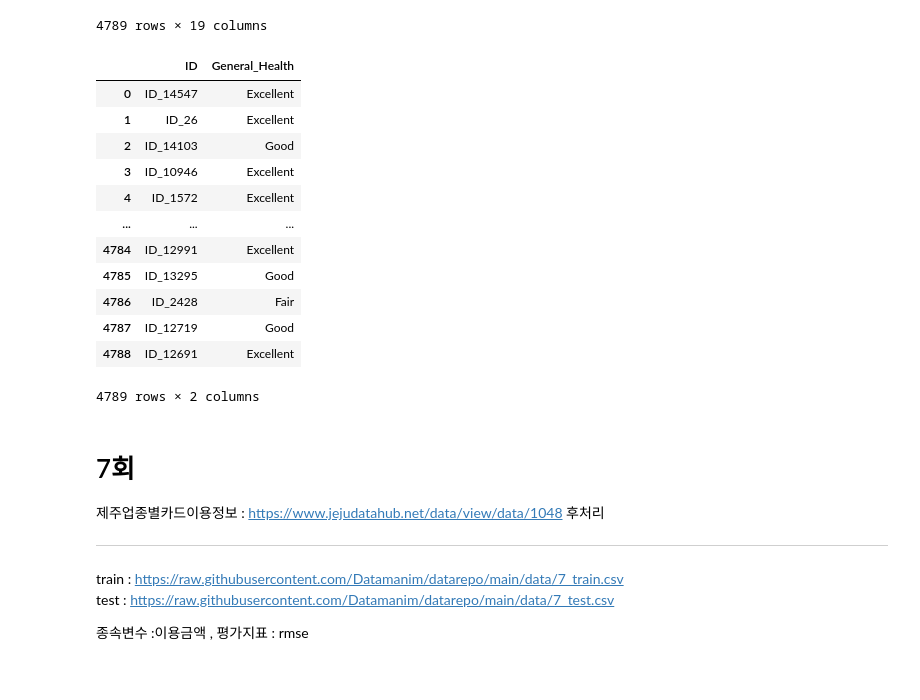
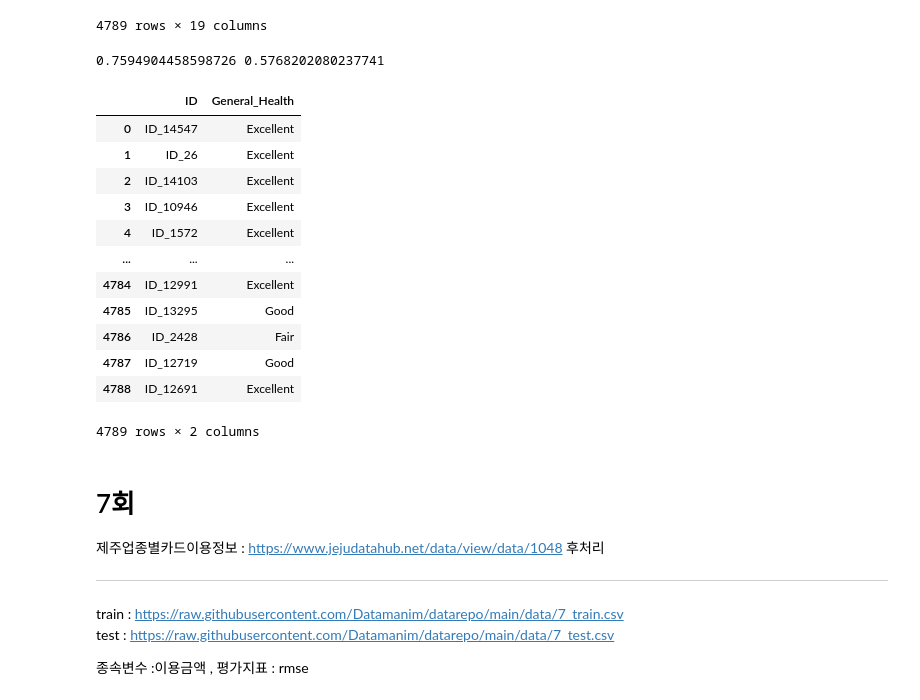
Before and after one commit to hyeonnnho/Big-Data-Analysis-Professional, a Jupyter notebook: 강의/2유형_example.ipynb, the cells around one changed output. Saved outputs shown, nothing was run; the diff lists cells and outputs as text; code cells hidden in the pictures.

```diff
--- a/강의/2유형_example.ipynb
+++ b/강의/2유형_example.ipynb
@@ -786,11 +786,13 @@ test = pd.read_csv('https://raw.githubusercontent.com/Datamanim/datarepo/main/da
 # test_pre -> BMI 결측치만 존재
 # train_pre -> Skin_Cancer, Age_Category 결측치 존재
 # train_pre ->
-remove_col = ['ID', 'Skin_Cancer', 'Other_Cancer', 'Diabetes']
+remove_col = ['ID']
 train_pre = train.copy()
 test_pre = test.copy()
 train_pre = train_pre.drop(columns=remove_col)
+test_pre = test_pre.drop(columns=remove_col)
 train_pre = train_pre.dropna(subset='Age_Category')
+train_pre['Skin_Cancer'] = train_pre['Skin_Cancer'].fillna(train_pre['Skin_Cancer'].value_counts().index[0])
 
 x = train_pre.drop(columns=['General_Health'])
 y = train_pre['General_Health']
@@ -811,7 +813,7 @@ ss = StandardScaler()
 scaler_df = x_dum[['Height_(cm)','Weight_(kg)','BMI', 'Alcohol_Consumption', 'Fruit_Consumption','Green_Vegetables_Consumption',	'FriedPotato_Consumption']]
 x_dum.loc[:,['Height_(cm)','Weight_(kg)','BMI', 'Alcohol_Consumption', 'Fruit_Consumption','Green_Vegetables_Consumption',	'FriedPotato_Consumption']] = ss.fit_transform(scaler_df)
 scaler_df_test = test_dum[['Height_(cm)','Weight_(kg)','BMI', 'Alcohol_Consumption', 'Fruit_Consumption','Green_Vegetables_Consumption',	'FriedPotato_Consumption']]
-test_dum.loc[:,['Height_(cm)','Weight_(kg)','BMI', 'Alcohol_Consumption', 'Fruit_Consumption','Green_Vegetables_Consumption',	'FriedPotato_Consumption']] = ss.fit_transform(scaler_df_test)
+test_dum.loc[:,['Height_(cm)','Weight_(kg)','BMI', 'Alcohol_Consumption', 'Fruit_Consumption','Green_Vegetables_Consumption',	'FriedPotato_Consumption']] = ss.transform(scaler_df_test)
 
 # 데이터 분할
 from sklearn.model_selection import train_test_split
@@ -826,10 +828,10 @@ rf_val_predict = rf.predict(x_val)
 
 # 평가
 from sklearn.metrics import f1_score
-f1_train = f1_score(y_train, rf_train_predict, average='weighted')
-f1_val = f1_score(y_val, rf_val_predict, average='weighted')
+f1_train = f1_score(y_train, rf_train_predict, average='micro')
+f1_val = f1_score(y_val, rf_val_predict, average='micro')
 
-# print(f1_train, f1_val)
+print(f1_train, f1_val)
 
 test_dum['BMI'] = test_dum['BMI'].fillna(test_dum['Height_(cm)']/((test_dum['Weight_(kg)']/100)**2))
 
@@ -840,34 +842,35 @@ result
 # result.to_csv('result.csv', index_col=False)
 # df = pd.read_csv('result.csv')
 # print(df.head())
 
 # Height_(cm)	Weight_(kg)	BMI Alcohol_Consumption	Fruit_Consumption	Green_Vegetables_Consumption	FriedPotato_Consumption
 
 # ID                               0
 # General_Health                   0
 # Checkup                          0
 # Exercise                         0
 # Heart_Disease                    0
 # Skin_Cancer                      7 -> 너무 불균형
 # Other_Cancer                     0 -> 너무 불균형
 # Depression                       0
 # Diabetes                         0 -> 너무 불균형
 # Arthritis                        0
 # Sex                              0
 # Age_Category                    15
 # Height_(cm)                      0
 # Weight_(kg)                      0
 # BMI                              0
 # Smoking_History                  0
 # Alcohol_Consumption              0
 # Fruit_Consumption                0
 # Green_Vegetables_Consumption     0
 # FriedPotato_Consumption
 # %% [output]
+0.7594904458598726 0.5768202080237741
 |  | ID | General_Health |
 | 0 | ID_14547 | Excellent |
 | 1 | ID_26 | Excellent |
-| 2 | ID_14103 | Good |
+| 2 | ID_14103 | Excellent |
 | 3 | ID_10946 | Excellent |
 | 4 | ID_1572 | Excellent |
 | ... | ... | ... |
@@ -876,7 +879,7 @@ result
 | 4786 | ID_2428 | Fair |
 | 4787 | ID_12719 | Good |
 | 4788 | ID_12691 | Excellent |
-4789 rows × 2 columns
+4789 rows × 2 columns
 # %% [markdown]
 # 7회
 
```
Also changed, not shown: parts of 3 cells of this notebook, 2 other files.
